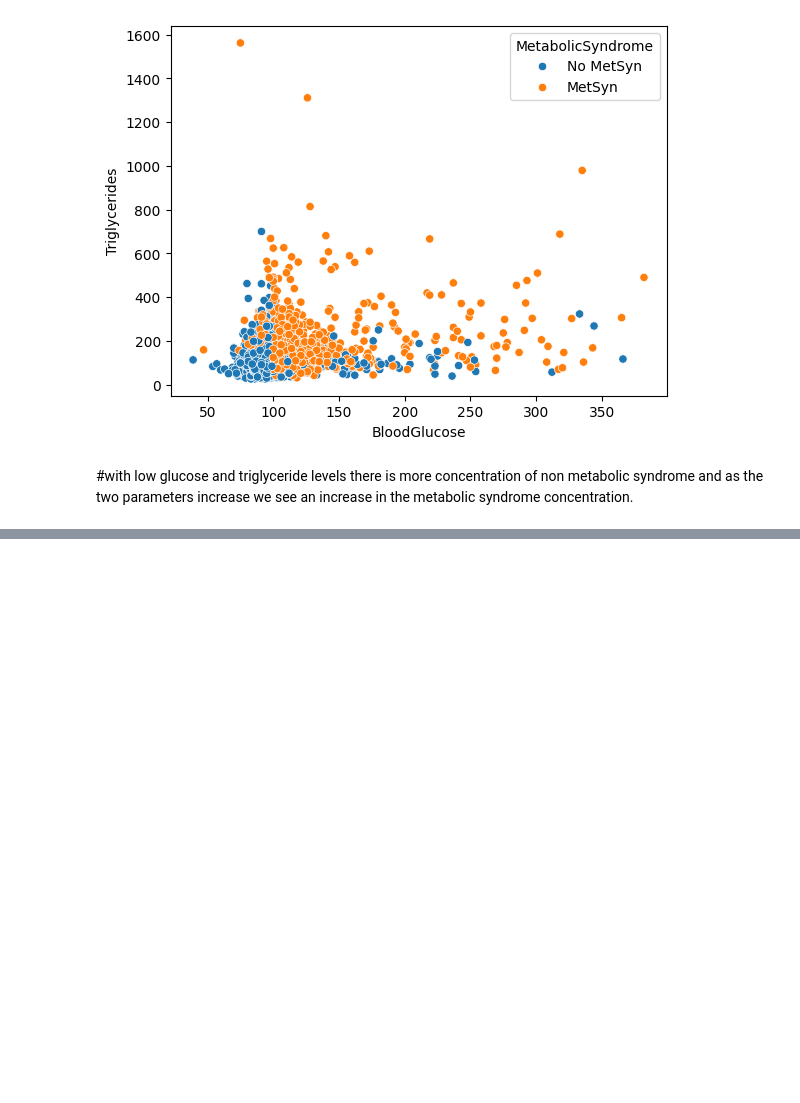
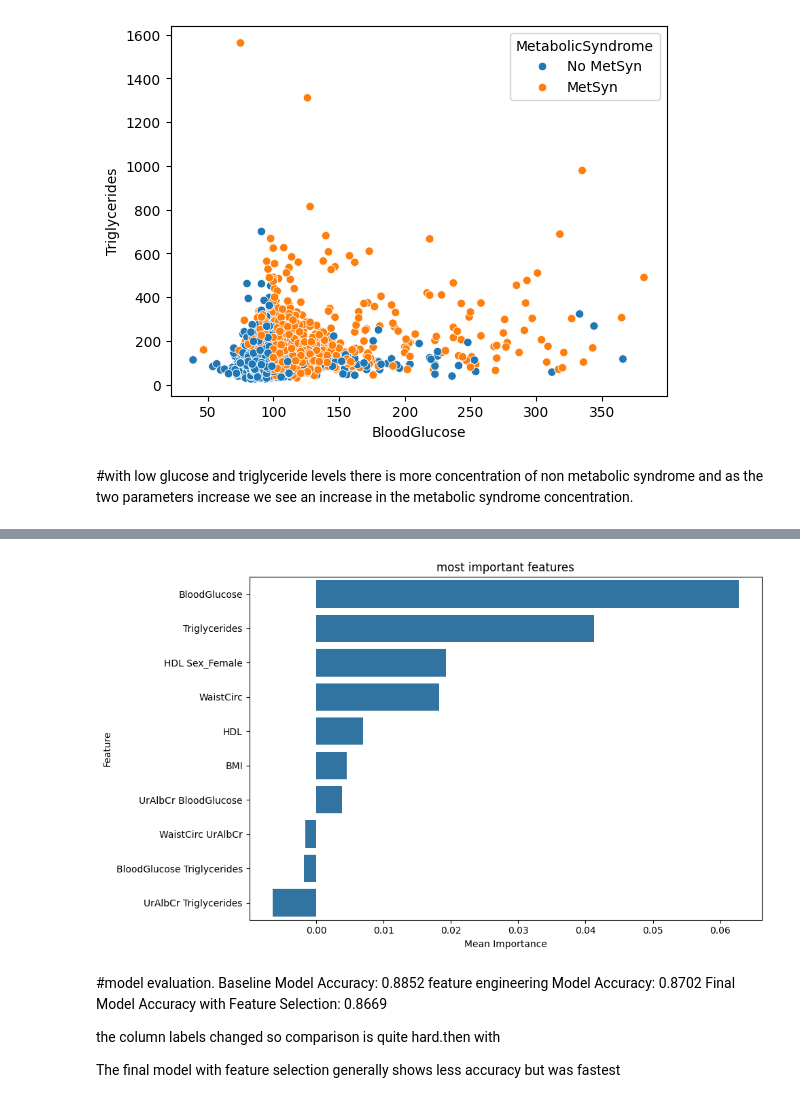
Before and after one commit to Nanungi/intermediate-ML, a Jupyter notebook: project_core_4.ipynb, the cells around one changed output, grey strips where cells are left out. Cells and saved outputs as stored; diff of their text form; code cells hidden in the pictures; blank space fills up the shorter version.

```diff
--- a/project_core_4.ipynb
+++ b/project_core_4.ipynb
@@ -342,0 +363,7 @@ ax = sns.scatterplot(data=df, hue="MetabolicSyndrome", x="BloodGlucose", y='Trig
+# %%
+# Fit and evaluate model with polynomial features
+poly_model = RandomForestClassifier(random_state=42)
+poly_model.fit(poly_train, y_train)
+y_pred_poly = poly_model.predict(poly_test)
+poly_accuracy = accuracy_score(y_test, y_pred_poly)
+print(f'Polynomial Features Model Accuracy: {poly_accuracy:.4f}')
@@ -342,0 +372,13 @@ ax = sns.scatterplot(data=df, hue="MetabolicSyndrome", x="BloodGlucose", y='Trig
+# %%
+# Feature Selection using RFE
+rfe_selector = RFE(estimator=RandomForestClassifier(random_state=42), n_features_to_select=10, step=1)
+rfe_selector.fit(poly_train, y_train)
+X_train_rfe = rfe_selector.transform(poly_train)
+X_test_rfe = rfe_selector.transform(poly_test)
+# %%
+# Fit and evaluate final model with selected features
+final_model = RandomForestClassifier(random_state=42)
+final_model.fit(X_train_rfe, y_train)
+y_pred_final = final_model.predict(X_test_rfe)
+final_accuracy = accuracy_score(y_test, y_pred_final)
+print(f'Final Model Accuracy: {final_accuracy:.4f}')
@@ -342,0 +391,13 @@ ax = sns.scatterplot(data=df, hue="MetabolicSyndrome", x="BloodGlucose", y='Trig
+# %%
+#compute permutation importance
+result=permutation_importance(final_model,X_test_rfe,y_test,n_repeats=10,random_state=42)
+
+#dataframe
+importance_df=pd.DataFrame({'feature':X_test_rfe.columns,'importance':result.importances_mean})
+
+#sort by importance
+importance_df=importance_df.sort_values(by='importance',ascending=False)
+
+#top 10 features
+top_10_features=importance_df.head(10)
+print (top_10_features)
@@ -342,0 +416,20 @@ ax = sns.scatterplot(data=df, hue="MetabolicSyndrome", x="BloodGlucose", y='Trig
+# %%
+#visualisation of top 10 features
+plt.figure(figsize=(10,6))
+sns.barplot(x='importance',y='feature',data=top_10_features)
+plt.title('most important features')
+plt.xlabel('Mean Importance')
+plt.ylabel('Feature')
+plt.tight_layout()
+plt.show()
+# %% [output]
+[figure, added]
+# %% [markdown]
+#model evaluation.
+Baseline Model Accuracy: 0.8852
+feature engineering Model Accuracy: 0.8702
+Final Model Accuracy with Feature Selection: 0.8669
+
+the column labels changed so comparison is quite hard.then with
+
+The final model with feature selection generally shows less accuracy but was fastest
```
Also changed, not shown: parts of 10 cells of this notebook.
